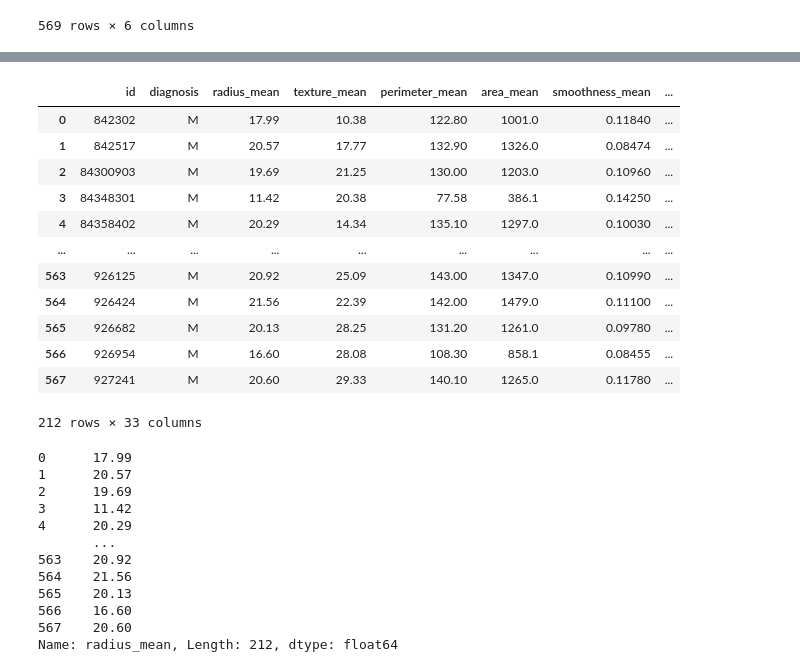
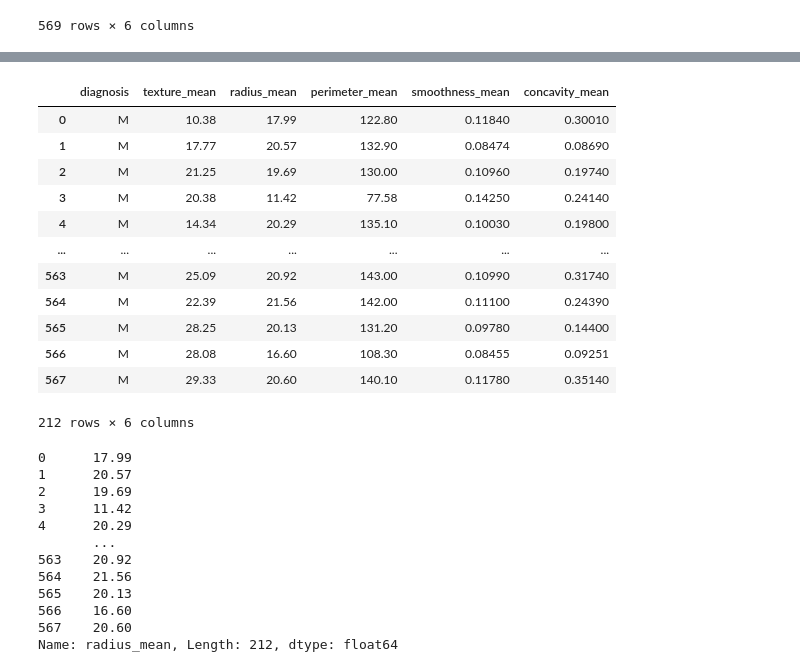
Before and after one commit to rrepetto99/Programming-practice, a Jupyter notebook: exercises/Python practice/cancer.ipynb, the cells around one changed output, grey strips where cells are left out. Saved outputs shown, nothing was run; the diff lists cells and outputs as text; code cells hidden in the pictures.

```diff
--- a/exercises/Python practice/cancer.ipynb
+++ b/exercises/Python practice/cancer.ipynb
@@ -86,3 +86,7 @@ new_df
 | 567 | M | 29.33 | 20.60 | 140.10 | 0.11780 | 0.35140 |
 | 568 | B | 24.54 | 7.76 | 47.92 | 0.05263 | 0.00000 |
 569 rows × 6 columns
+# %%
+#we can create and add a new column
+new_df['radius_to_perimeter'] = new_df['radius_mean']/new_df['perimeter_mean']
+new_df
@@ -89,20 +121,20 @@ new_df
 # %%
 #Filter data
-df[df['diagnosis'] == 'M']
+new_df[new_df['diagnosis'] == 'M']
 # %% [output]
-|  | id | diagnosis | radius_mean | texture_mean | perimeter_mean | area_mean | smoothness_mean | ... |
-| 0 | 842302 | M | 17.99 | 10.38 | 122.80 | 1001.0 | 0.11840 | ... |
-| 1 | 842517 | M | 20.57 | 17.77 | 132.90 | 1326.0 | 0.08474 | ... |
-| 2 | 84300903 | M | 19.69 | 21.25 | 130.00 | 1203.0 | 0.10960 | ... |
-| 3 | 84348301 | M | 11.42 | 20.38 | 77.58 | 386.1 | 0.14250 | ... |
-| 4 | 84358402 | M | 20.29 | 14.34 | 135.10 | 1297.0 | 0.10030 | ... |
-| ... | ... | ... | ... | ... | ... | ... | ... | ... |
-| 563 | 926125 | M | 20.92 | 25.09 | 143.00 | 1347.0 | 0.10990 | ... |
-| 564 | 926424 | M | 21.56 | 22.39 | 142.00 | 1479.0 | 0.11100 | ... |
-| 565 | 926682 | M | 20.13 | 28.25 | 131.20 | 1261.0 | 0.09780 | ... |
-| 566 | 926954 | M | 16.60 | 28.08 | 108.30 | 858.1 | 0.08455 | ... |
-| 567 | 927241 | M | 20.60 | 29.33 | 140.10 | 1265.0 | 0.11780 | ... |
+|  | diagnosis | texture_mean | radius_mean | perimeter_mean | smoothness_mean | concavity_mean |
+| 0 | M | 10.38 | 17.99 | 122.80 | 0.11840 | 0.30010 |
+| 1 | M | 17.77 | 20.57 | 132.90 | 0.08474 | 0.08690 |
+| 2 | M | 21.25 | 19.69 | 130.00 | 0.10960 | 0.19740 |
+| 3 | M | 20.38 | 11.42 | 77.58 | 0.14250 | 0.24140 |
+| 4 | M | 14.34 | 20.29 | 135.10 | 0.10030 | 0.19800 |
+| ... | ... | ... | ... | ... | ... | ... |
+| 563 | M | 25.09 | 20.92 | 143.00 | 0.10990 | 0.31740 |
+| 564 | M | 22.39 | 21.56 | 142.00 | 0.11100 | 0.24390 |
+| 565 | M | 28.25 | 20.13 | 131.20 | 0.09780 | 0.14400 |
+| 566 | M | 28.08 | 16.60 | 108.30 | 0.08455 | 0.09251 |
+| 567 | M | 29.33 | 20.60 | 140.10 | 0.11780 | 0.35140 |
-212 rows × 33 columns
+212 rows × 6 columns
 # %%
 malignantD = df[df['diagnosis'] == 'M']
 malignant_radius = malignantD['radius_mean']
```
Also changed, not shown: parts of 2 cells of this notebook.
